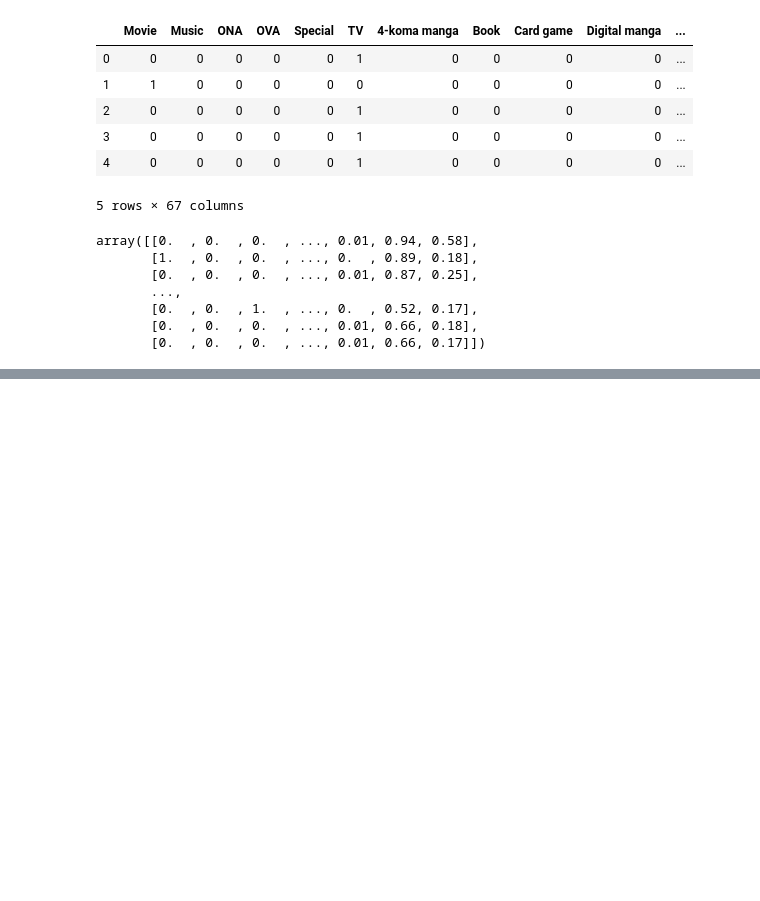
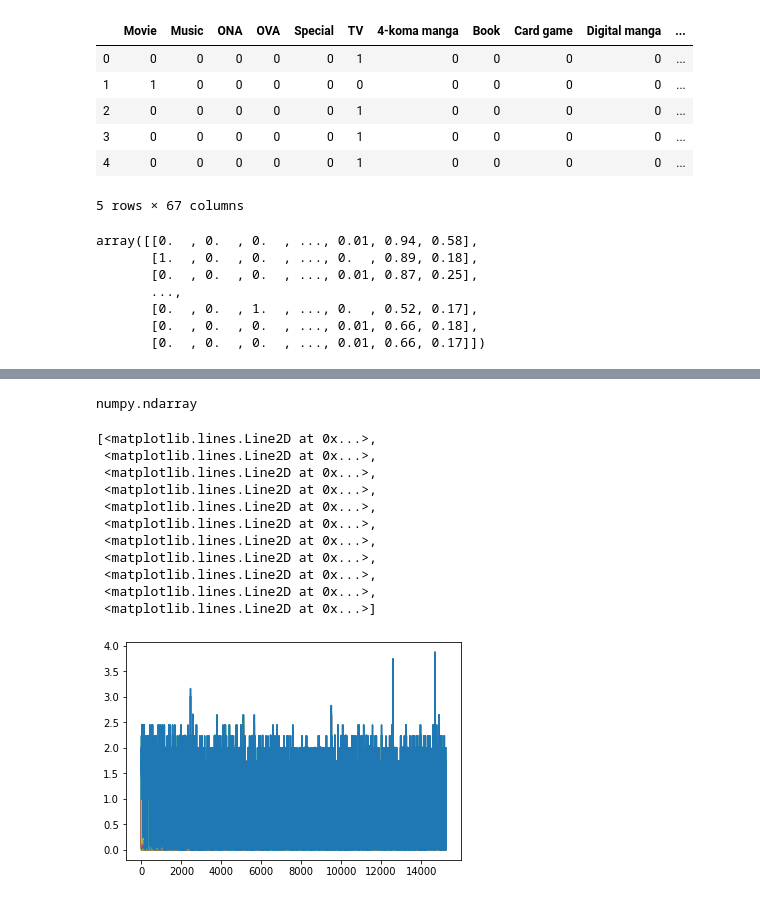
Before and after one commit to FHShubho/Anime_Recommender, a Jupyter notebook: Anime Recommender.ipynb, the cells around one changed output, grey strips where cells are left out. Drawn from its saved outputs; the diff is of its cells as text; code cells hidden in the pictures; blank space fills up the shorter version.

```diff
--- a/Anime Recommender.ipynb
+++ b/Anime Recommender.ipynb
@@ -491,0 +538,2 @@ Anime Recommendation for: Cowboy Bebop / Cowboy Bebop
+# %%
+test1 = pd.DataFrame(anime)
@@ -491,0 +544,3 @@ Anime Recommendation for: Cowboy Bebop / Cowboy Bebop
+# %%
+nbrs1 = NearestNeighbors(n_neighbors=11, algorithm='ball_tree').fit(test1)
+distances1, indices1 = nbrs1.kneighbors(test1)
@@ -491,0 +565,4 @@ Anime Recommendation for: Cowboy Bebop / Cowboy Bebop
+# %%
+type(distances1)
+# %% [output]
+numpy.ndarray
@@ -491,0 +571,15 @@ Anime Recommendation for: Cowboy Bebop / Cowboy Bebop
+# %%
+plt.plot(distances1)
+# %% [output]
+[<matplotlib.lines.Line2D at 0x...>,
+ <matplotlib.lines.Line2D at 0x...>,
+ <matplotlib.lines.Line2D at 0x...>,
+ <matplotlib.lines.Line2D at 0x...>,
+ <matplotlib.lines.Line2D at 0x...>,
+ <matplotlib.lines.Line2D at 0x...>,
+ <matplotlib.lines.Line2D at 0x...>,
+ <matplotlib.lines.Line2D at 0x...>,
+ <matplotlib.lines.Line2D at 0x...>,
+ <matplotlib.lines.Line2D at 0x...>,
+ <matplotlib.lines.Line2D at 0x...>]
+[figure, added]
```
Also changed, not shown: parts of 108 cells of this notebook.
